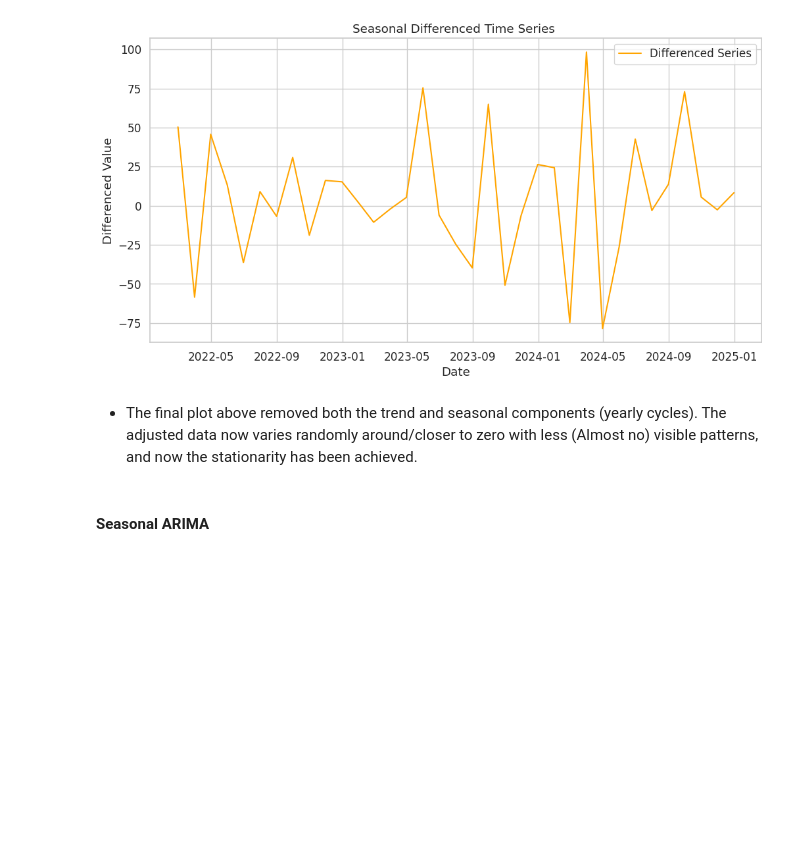
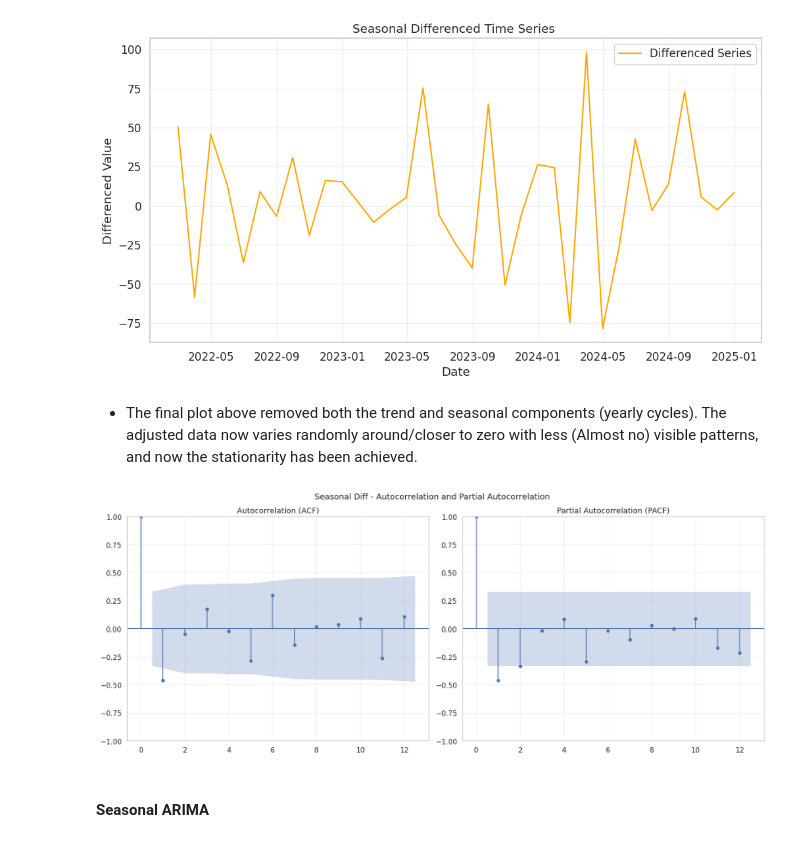
Before and after one commit to CCT-Dublin/ca1-capstone-project-proposal-Aline-Menezes-Silva, a Jupyter notebook: CA3_Strategic_Thinking_Aline_Silva.ipynb, the cells around one changed output. Drawn from its saved outputs; the diff is of its cells as text; code cells hidden in the pictures; blank space fills up the shorter version.

```diff
--- a/CA3_Strategic_Thinking_Aline_Silva.ipynb
+++ b/CA3_Strategic_Thinking_Aline_Silva.ipynb
@@ -1963,6 +1963,23 @@ plt.show()
 [figure]
 # %% [markdown]
 - The final plot above removed both the trend and seasonal components (yearly cycles). The adjusted data now varies randomly around/closer to zero with less (Almost no) visible patterns, and now the stationarity has been achieved.
+# %%
+fig, (ax1, ax2) = plt.subplots(1, 2, figsize=(16, 6),
+                          constrained_layout=True)
+
+
+fig.suptitle('Seasonal Diff - Autocorrelation and Partial Autocorrelation',
+            fontsize=14, y=1.05)
+
+
+plot_acf(diff, lags=12, alpha=0.05, ax=ax1, title='Autocorrelation (ACF)')
+ax1.grid(True)
+
+plot_pacf(diff, lags=12, alpha=0.05, ax=ax2, title='Partial Autocorrelation (PACF)')
+ax2.grid(True)
+plt.show()
+# %% [output]
+[figure, added]
 # %% [markdown]
 #### Seasonal ARIMA
 # %% [markdown]
```
Also changed, not shown: parts of 5 cells of this notebook.
